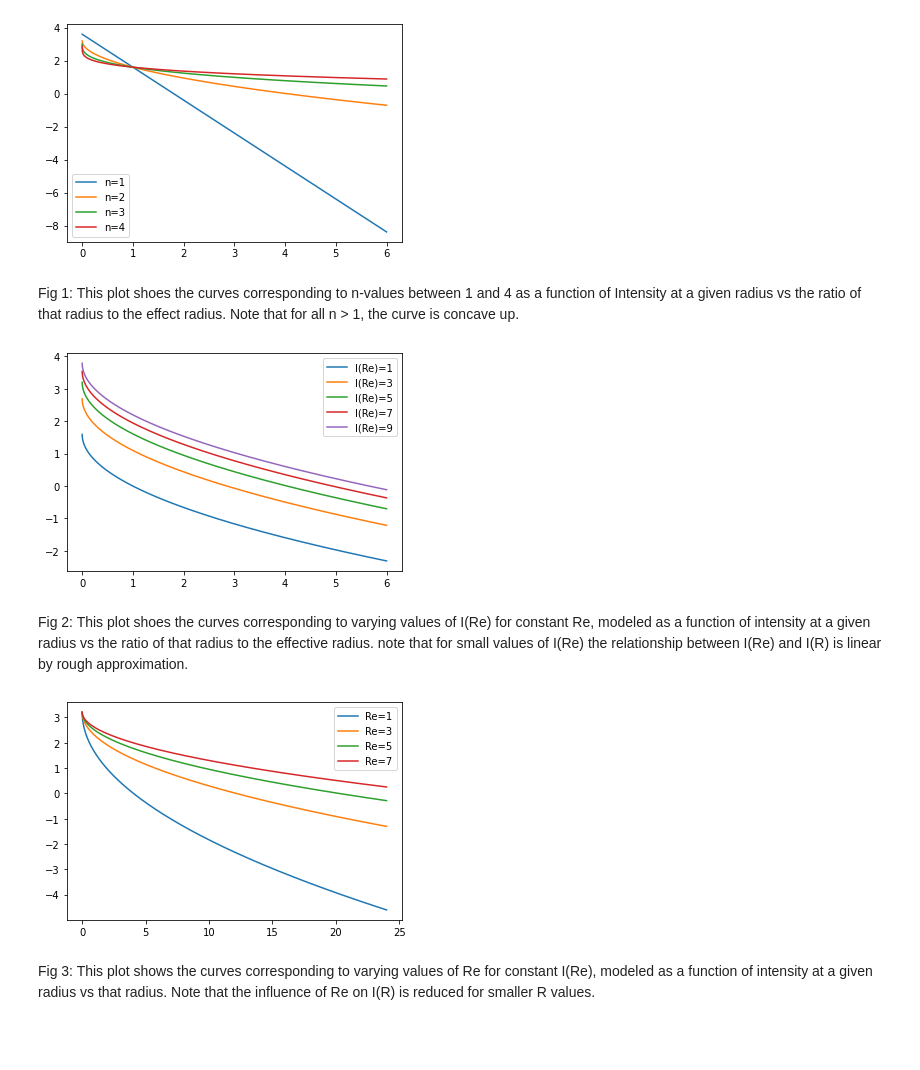
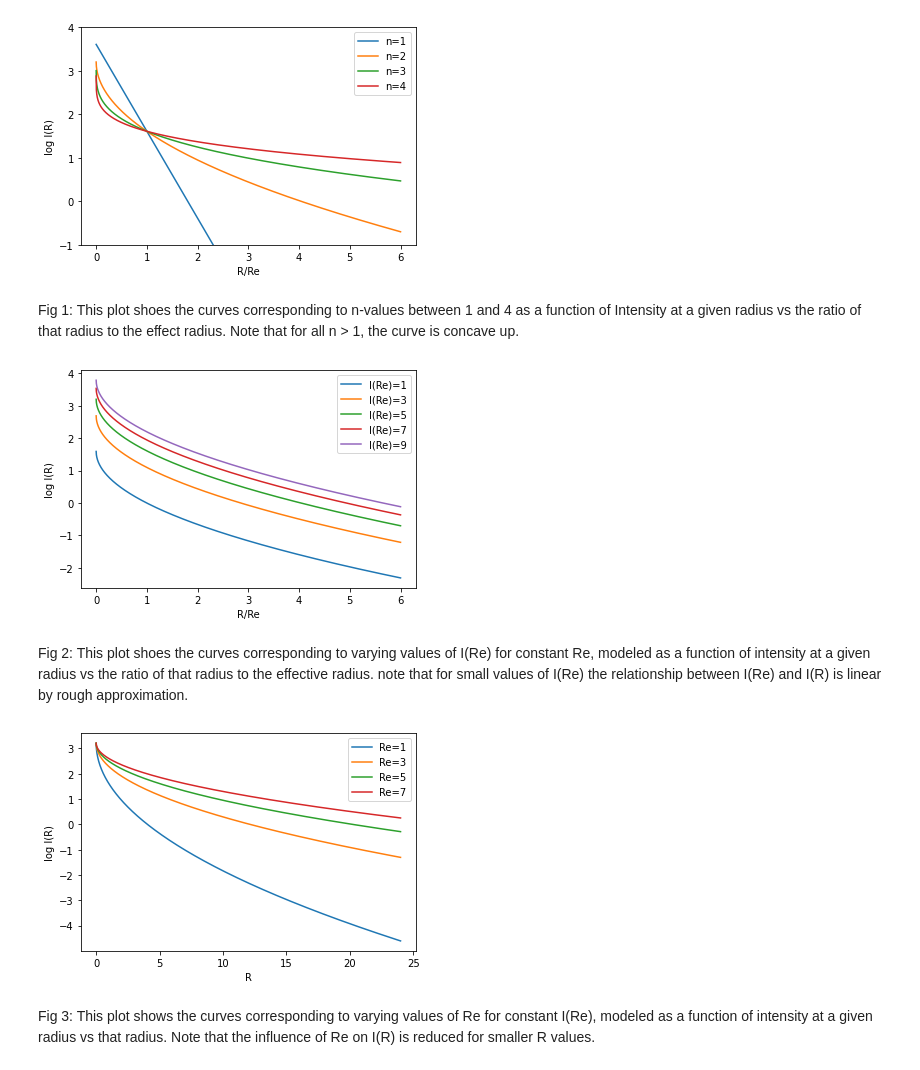
Before and after one commit to FreemanSpray/GOGREEN-Research, a Jupyter notebook: Notebooks/Sersic Functions.ipynb, the cells around one changed output. Saved outputs shown, nothing was run; the diff lists cells and outputs as text; code cells hidden in the pictures; blank space fills up the shorter version.

Commit message:
Cleaned up plots
Added axis labels and limits where necessary

```diff
--- a/Notebooks/Sersic Functions.ipynb
+++ b/Notebooks/Sersic Functions.ipynb
@@ -4,21 +4,24 @@ from matplotlib import pyplot as pyplot
 # %%
 def getIntensity(n, R, Re, I_Re):
     b_n = 1.999 * pow(n, -0.327) # value of bn for a given n
     Rratio = R/Re
     invSersic = 1/n
     expo = - 1 * b_n * (pow(Rratio, invSersic) - 1)
     return I_Re * pow(2.718, expo) #return I(R) calculated from intermediate calculations performed above
 
 I_Re = 5 #arbitrary value for I(Re)
 Re = 5 #arbitrary value for Re
 R = numpy.arange(0, (6*Re) + 0.01, 0.01) #generating R values with 0 <= R <= 6Re, or 0 <= R/Re <= 6
 
 for n in range(1,5):
     lbl = 'n=' + str(n)
     pyplot.plot(R/Re, numpy.log(getIntensity(n, R, Re, I_Re)), label=lbl) # for each n, plot log(I(R)) vs R/Re
     pyplot.legend()
+    pyplot.ylim(-1, 4)
+    pyplot.xlabel('R/Re')
+    pyplot.ylabel('log I(R)')
 # %% [output]
-[figure, old version]
+[figure, new version]
 # %% [markdown]
 Fig 1: This plot shoes the curves corresponding to n-values between 1 and 4 as a function of Intensity at a given radius vs the ratio of that radius to the effect radius. Note that for all n > 1, the curve is concave up.
 # %%
@@ -37,8 +40,10 @@ for I_Re in range(1, 10, 2):
     lbl = 'I(Re)=' + str(I_Re)
     pyplot.plot(R/Re, numpy.log(getIntensity(n, R, Re, I_Re)), label=lbl) # for each I(Re), plot log(I(R)) vs R/Re
     pyplot.legend()
+    pyplot.xlabel('R/Re')
+    pyplot.ylabel('log I(R)')
 # %% [output]
-[figure, old version]
+[figure, new version]
 # %% [markdown]
 Fig 2: This plot shoes the curves corresponding to varying values of I(Re) for constant Re, modeled as a function of intensity at a given radius vs the ratio of that radius to the effective radius. note that for small values of I(Re) the relationship between I(Re) and I(R) is linear by rough approximation.
 # %%
@@ -57,7 +62,9 @@ for Re in range(1, 8, 2):
     lbl = 'Re=' + str(Re)
     pyplot.plot(R, numpy.log(getIntensity(n, R, Re, I_Re)), label=lbl) # for each Re, plot log(I(R)) vs R
     pyplot.legend()
+    pyplot.xlabel('R')
+    pyplot.ylabel('log I(R)')
 # %% [output]
-[figure, old version]
+[figure, new version]
 # %% [markdown]
 Fig 3: This plot shows the curves corresponding to varying values of Re for constant I(Re), modeled as a function of intensity at a given radius vs that radius. Note that the influence of Re on I(R) is reduced for smaller R values.
```
